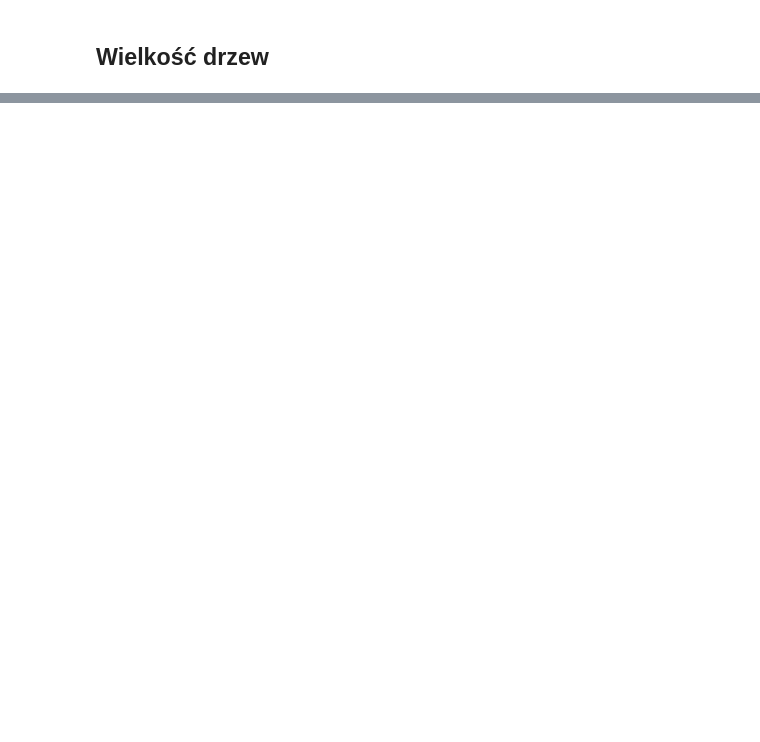
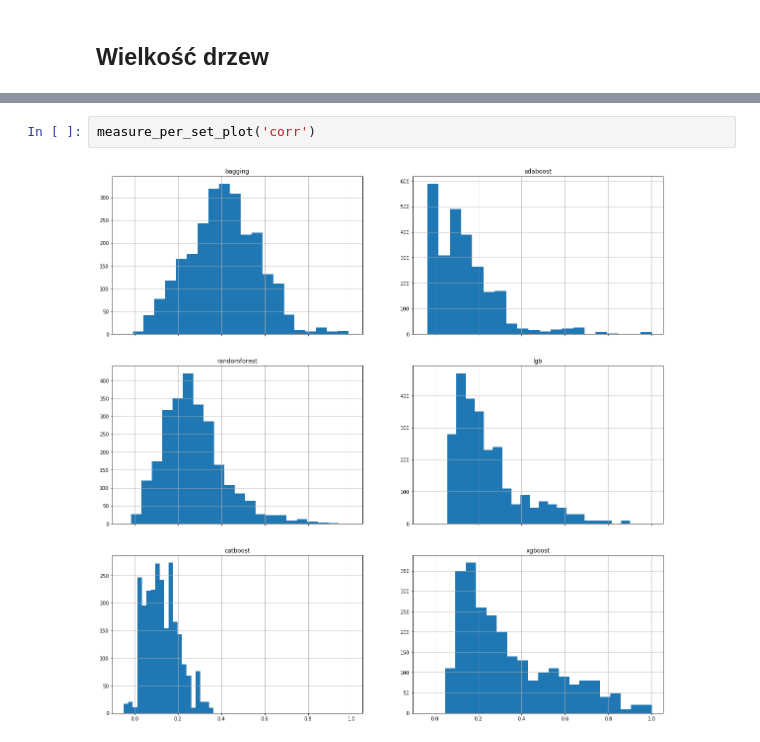
Before and after one commit to kasperekt/EnsembleDiversity, a Jupyter notebook: notebooks/RankAndNodes.ipynb, the cells around one changed output, grey strips where cells are left out. Drawn from its saved outputs; the diff is of its cells as text; blank space fills up the shorter version.

```diff
--- a/notebooks/RankAndNodes.ipynb
+++ b/notebooks/RankAndNodes.ipynb
@@ -136,0 +135,4 @@ for ax, df in zip(axes.flat, dfs):
+# %%
+measure_per_set_plot('corr')
+# %% [output]
+[figure, added]
```
Also changed, not shown: parts of 20 cells of this notebook, 20 other files.
